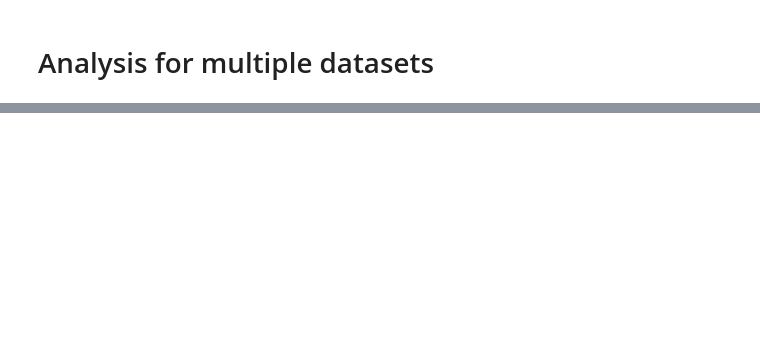
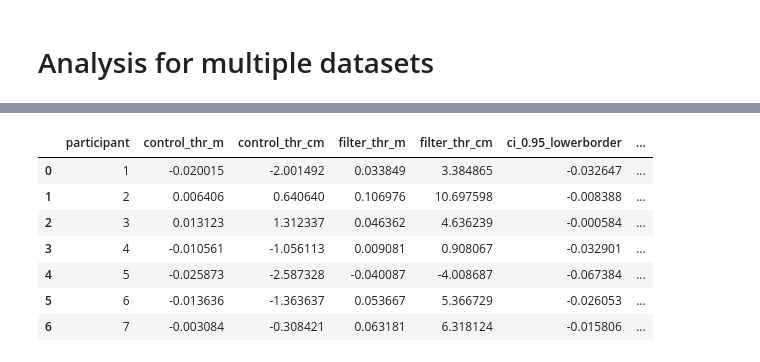
Before and after one commit to luamu/vr-pulfrich, a Jupyter notebook: Analysis/analysis.ipynb, the cells around one changed output, grey strips where cells are left out. Cells and saved outputs as stored; diff of their text form; code cells hidden in the pictures; blank space fills up the shorter version.

```diff
--- a/Analysis/analysis.ipynb
+++ b/Analysis/analysis.ipynb
@@ -172,0 +166,60 @@ for name, paths in grouped.items():
+# %%
+# compile results into a DataFrame
+# control_thr_m: the distance threshold (in meters) for the control condition
+# control_thr_cm: the distance threshold (in centimeters) for the control condition
+# filter_thr_m: the distance threshold (in meters) for the filter condition
+# filter_thr_cm: the distance threshold (in centimeters) for the filter condition
+# ci_0.95_lowerborder, ci_0.95_upperborder: confidence interval borders for 95% CI
+# ci_0.9_lowerborder, ci_0.9_upperborder: confidence interval borders for 90% CI
+# ci_0.68_lowerborder, ci_0.68_upperborder: confidence interval borders for 68% CI
+# distance_m, distance_cm: difference in thresholds between filter and control conditions (filter - control)
+rows = []
+
+for participant, conds in grouped.items():
+    ctrl = conds.get("noshading")
+    filt = conds.get("withshading")
+
+    # Skip if a participant is missing a condition
+    if ctrl is None or filt is None:
+        continue
+
+    row = {
+        "participant": participant,
+
+        "control_thr_m": ctrl.get("threshold_m", np.nan),
+        "control_thr_cm": ctrl.get("threshold_cm", np.nan),
+
+        "filter_thr_m": filt.get("threshold_m", np.nan),
+        "filter_thr_cm": filt.get("threshold_cm", np.nan),
+    }
+
+    # pick CI dict (common choice: control CI; change to filt["ci"] if you prefer)
+    ci = ctrl.get("ci", {})
+
+    # helper to safely read CI bounds
+    def ci_bounds(level):
+        bounds = ci.get(level, [np.nan, np.nan])
+        return bounds[0], bounds[1]
+
+    row["ci_0.95_lowerborder"], row["ci_0.95_upperborder"] = ci_bounds("0.95")
+    row["ci_0.9_lowerborder"],  row["ci_0.9_upperborder"]  = ci_bounds("0.9")
+    row["ci_0.68_lowerborder"], row["ci_0.68_upperborder"] = ci_bounds("0.68")
+
+    rows.append(row)
+
+df = pd.DataFrame(rows)
+
+# distances: filter - control (change sign if you want control - filter)
+df["distance_m"]  = df["filter_thr_m"]  - df["control_thr_m"]
+df["distance_cm"] = df["filter_thr_cm"] - df["control_thr_cm"]
+
+df
+# %% [output]
+|  | participant | control_thr_m | control_thr_cm | filter_thr_m | filter_thr_cm | ci_0.95_lowerborder | ... |
+| 0 | 1 | -0.020015 | -2.001492 | 0.033849 | 3.384865 | -0.032647 | ... |
+| 1 | 2 | 0.006406 | 0.640640 | 0.106976 | 10.697598 | -0.008388 | ... |
+| 2 | 3 | 0.013123 | 1.312337 | 0.046362 | 4.636239 | -0.000584 | ... |
+| 3 | 4 | -0.010561 | -1.056113 | 0.009081 | 0.908067 | -0.032901 | ... |
+| 4 | 5 | -0.025873 | -2.587328 | -0.040087 | -4.008687 | -0.067384 | ... |
+| 5 | 6 | -0.013636 | -1.363637 | 0.053667 | 5.366729 | -0.026053 | ... |
+| 6 | 7 | -0.003084 | -0.308421 | 0.063181 | 6.318124 | -0.015806 | ... |
```
Also changed, not shown: parts of 10 cells of this notebook, 30 other files.
